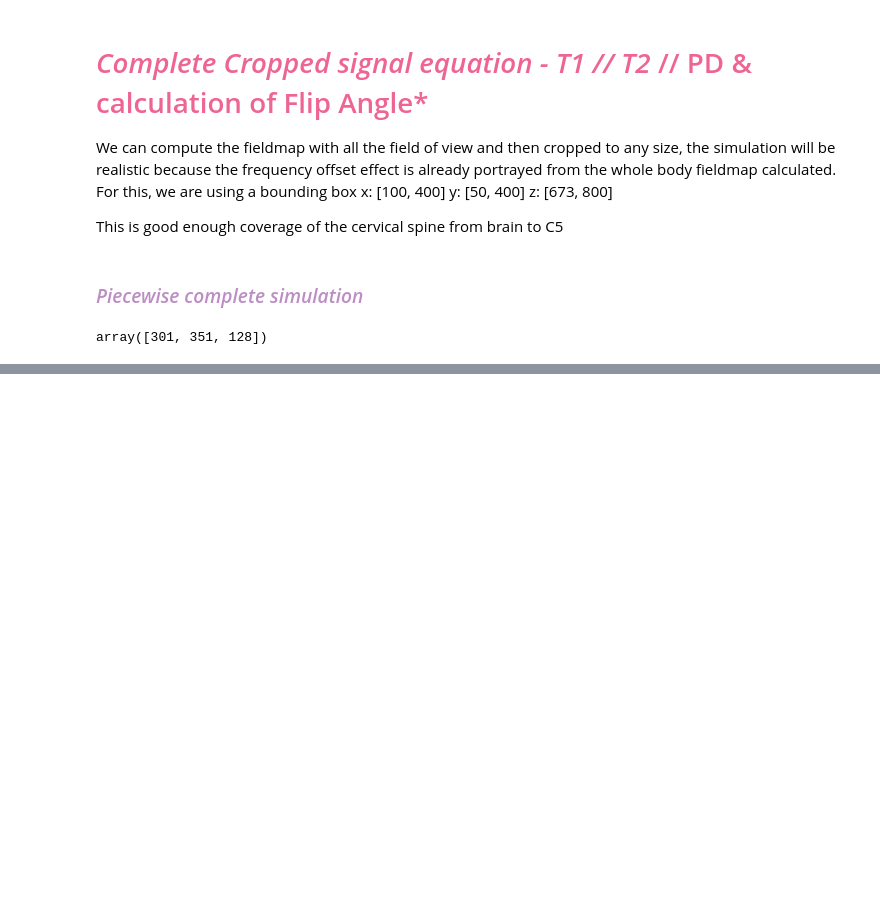
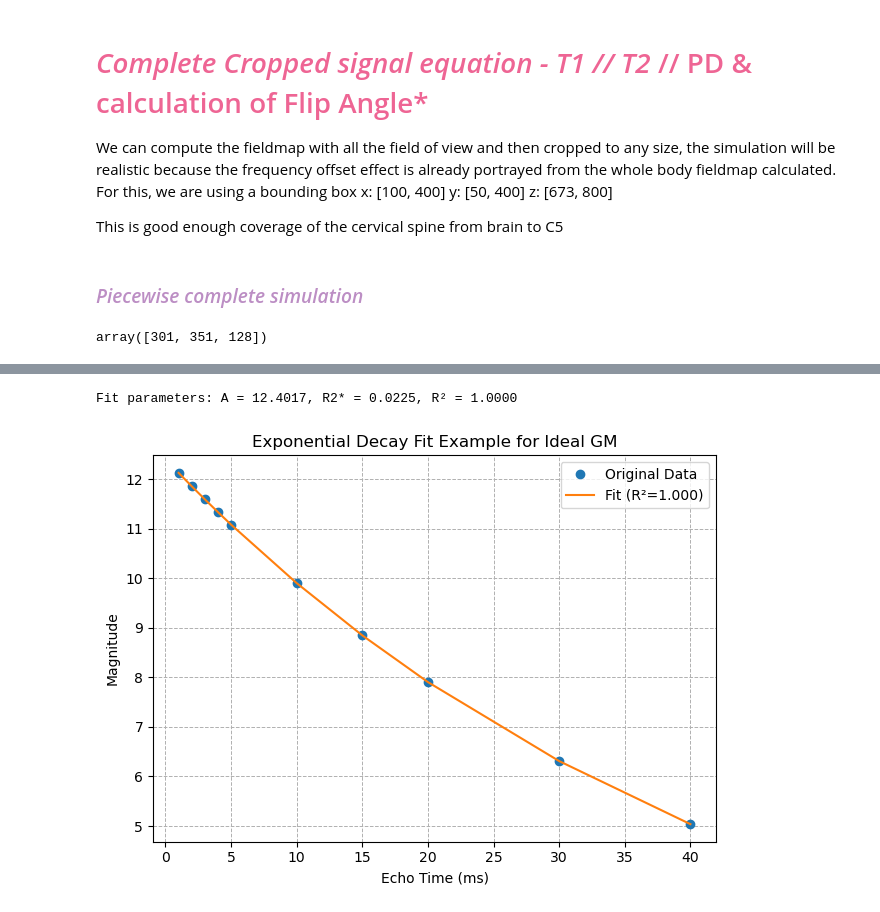
Before and after one commit to sriosq/Image-processing-strategies, a Jupyter notebook: MRsim/sim_swiss.ipynb, the cells around one changed output, grey strips where cells are left out. Cells and saved outputs as stored; diff of their text form; code cells hidden in the pictures; blank space fills up the shorter version.

```diff
--- a/MRsim/sim_swiss.ipynb
+++ b/MRsim/sim_swiss.ipynb
@@ -208,7 +129,3 @@ cropped_pw_mag_data = cropped_pw_mag_img.get_fdata()
-# %%
-path_to_cropped_pw_ph = "E:/msc_data/sc_qsm/data/wb/simulation/pw_full_sim_mag_pro_cropped.nii.gz"
-cropped_pw_ph_img = nib.load(path_to_cropped_pw_ph)
-cropped_pw_ph_data = cropped_pw_mag_img.get_fdata()
 # %% [markdown]
 # <span style="color:#EE6594"> *Complete Cropped signal equation - T1 // T2* // PD & calculation of Flip Angle* </span> </br>
 We can compute the fieldmap with all the field of view and then cropped to any size, the simulation will be realistic because the frequency offset effect is already portrayed from the whole body fieldmap calculated. </br>
@@ -420,0 +230,12 @@ std_dev['air']
+# %%
+# Both simulations use the same cropping so first lets see how the magnitude changes through echoes.
+
+custom_params_sim_mag_img = nib.load(r"E:\msc_data\sc_qsm\Swiss_data\march_25_re_process\MR_simulations\sim_data\QSM_processing\mrsim_outputs\custom_acq_params/pw_crop_sim_mag_pro.nii.gz")
+custom_params_sim_mag_data = custom_params_sim_mag_img.get_fdata()
+custom_params_sim_ph_img = nib.load(r"E:\msc_data\sc_qsm\Swiss_data\march_25_re_process\MR_simulations\sim_data\QSM_processing\mrsim_outputs\custom_acq_params/pw_crop_sim_ph_pro.nii.gz")
+custom_params_sim_ph_data = custom_params_sim_ph_img.get_fdata()
+
+swiss_params_sim_mag_img = nib.load(r"E:\msc_data\sc_qsm\Swiss_data\march_25_re_process\MR_simulations\sim_data\QSM_processing\mrsim_outputs\in_vivo_acq_params/pw_crop_sim_mag_pro.nii.gz")
+swiss_params_sim_mag_data = swiss_params_sim_mag_img.get_fdata()
+swiss_params_sim_ph_img = nib.load(r"E:\msc_data\sc_qsm\Swiss_data\march_25_re_process\MR_simulations\sim_data\QSM_processing\mrsim_outputs\in_vivo_acq_params/pw_crop_sim_ph_pro.nii.gz")
+swiss_params_sim_ph_data = swiss_params_sim_ph_img.get_fdata()
@@ -420,0 +315,21 @@ std_dev['air']
+# %%
+def exp_decay(x, A, R2_star):
+    return A * np.exp(-x * R2_star)
+
+def fit_exp_decay(echo_times, magnitudes):
+    popt, _ = curve_fit(exp_decay, echo_times, magnitudes, maxfev=10000)
+    fitted_curve = exp_decay(echo_times, *popt)
+    r2 = r2_score(magnitudes, fitted_curve)
+    return popt, r2, fitted_curve
+
+def plot_exp_decay(echo_times, magnitudes, popt, r2, title='Exponential Decay Fit'):
+    plt.figure()
+    plt.plot(echo_times, magnitudes, 'o', label='Original Data')
+    plt.plot(echo_times, exp_decay(echo_times, *popt), '-', label=f'Fit (R²={r2:.3f})')
+    plt.xlabel('Echo Time (ms)')
+    plt.ylabel('Magnitude')
+    plt.title(title)
+    plt.legend()
+    plt.grid(True, linestyle='--', linewidth=0.7)
+    plt.tight_layout()
+    plt.show()
@@ -420,0 +349,8 @@ std_dev['air']
+# %%
+popt, r2, fitted_curve = fit_exp_decay(np.array(customs_TEs), np.array(gm_custom_mean))
+print(f'Fit parameters: A = {popt[0]:.4f}, R2* = {popt[1]:.4f}, R² = {r2:.4f}')
+
+plot_exp_decay(np.array(customs_TEs), np.array(gm_custom_mean), popt, r2, title='Exponential Decay Fit Example for Ideal GM')
+# %% [output]
+Fit parameters: A = 12.4017, R2* = 0.0225, R² = 1.0000
+[figure, added]
```
Also changed, not shown: parts of 70 cells of this notebook, 7 other files.
